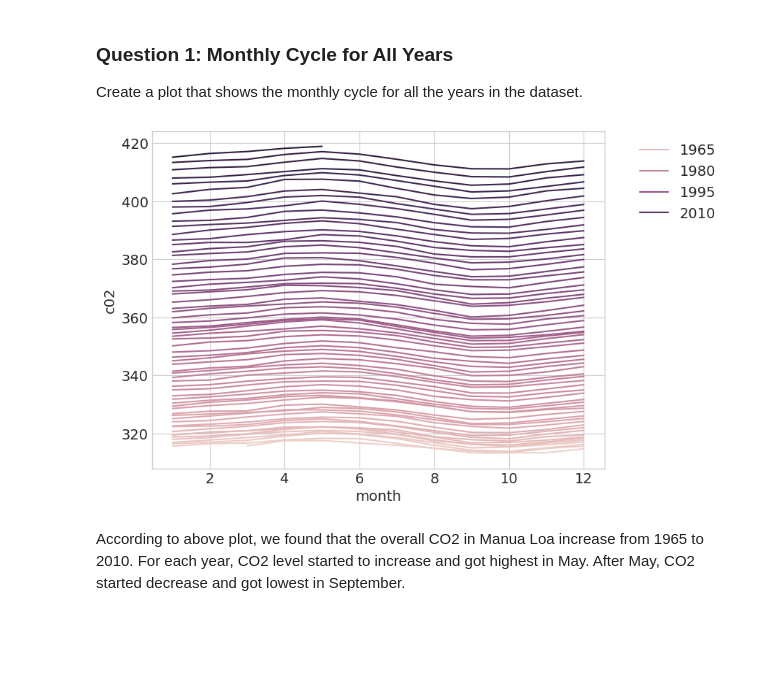
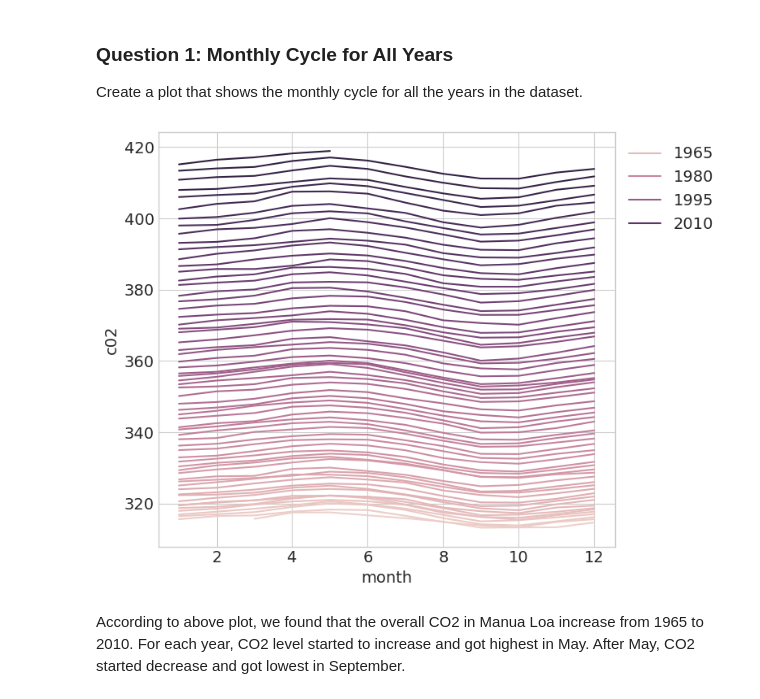
Before and after one commit to UCB-stat-159-s23/hw03-Group18, a Jupyter notebook: climate-Q01.ipynb, the cells around one changed output. Saved outputs shown, nothing was run; the diff lists cells and outputs as text; code cells hidden in the pictures; blank space fills up the shorter version.

Commit message:
Fixed legend

```diff
--- a/climate-Q01.ipynb
+++ b/climate-Q01.ipynb
@@ -19,11 +19,12 @@ co2_file = DATA_DIR / "monthly_in_situ_co2_mlo_cleaned.csv"
 data = pd.read_csv(co2_file, na_values=-99.99).dropna()
 # %%
 sns.lineplot(data=data, x='month', y='c02', hue='year')
-plt.legend(bbox_to_anchor = (1.05, 1)) #adjsut the group labels position
+plt.legend(bbox_to_anchor = (1,1)) #adjust the group labels position
+plt.tight_layout()
 
-plt.savefig('outputs/hw3_Q01b.png', bbox_inches='tight')
+plt.savefig('outputs/hw3_Q01b.png',bbox_inches='tight')
 plt.show()
 # %% [output]
-[figure, old version]
+[figure, new version]
 # %% [markdown]
 According to above plot, we found that the overall CO2 in Manua Loa increase from 1965 to 2010. For each year, CO2 level started to increase and got highest in May. After May, CO2 started decrease and got lowest in September.
```
